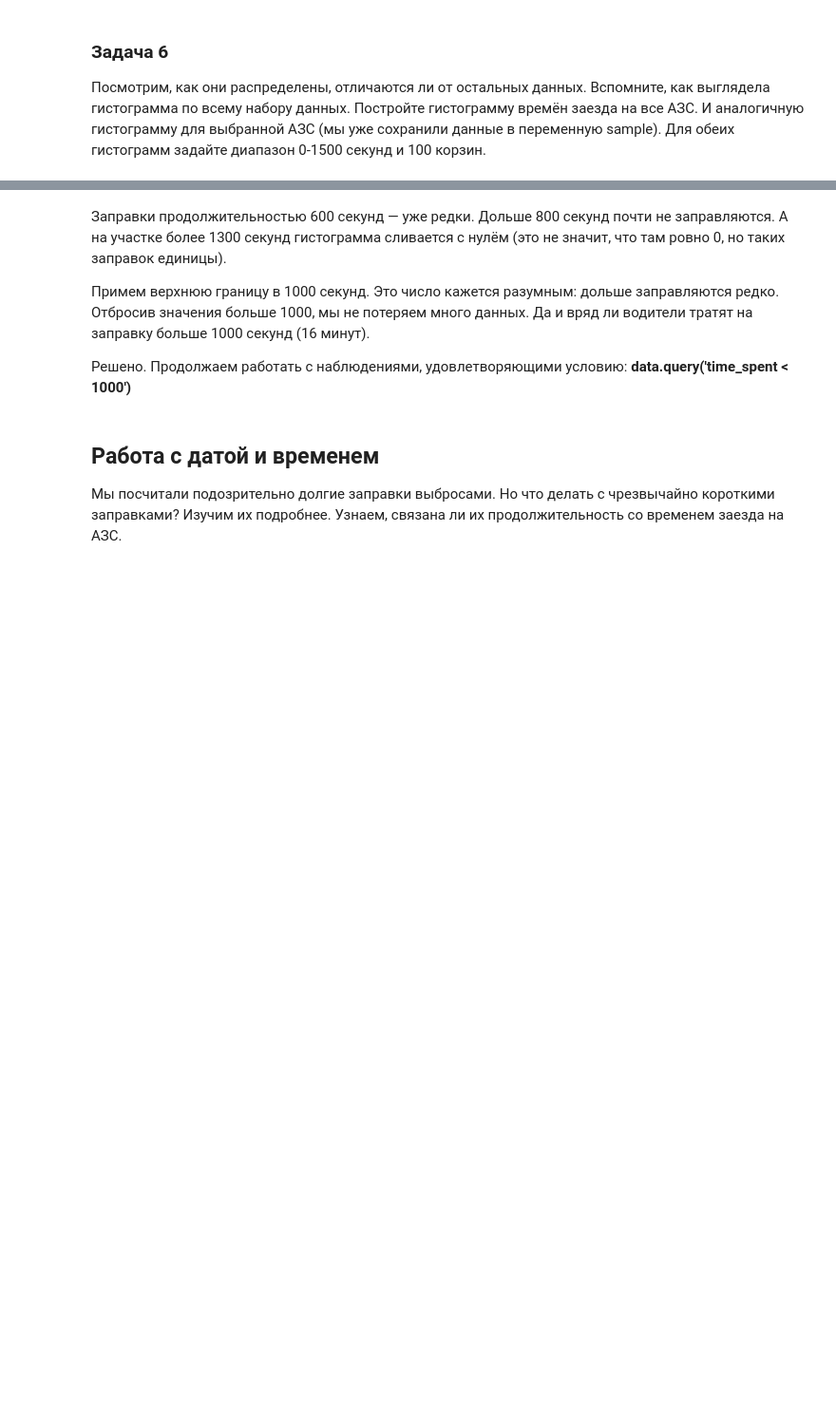
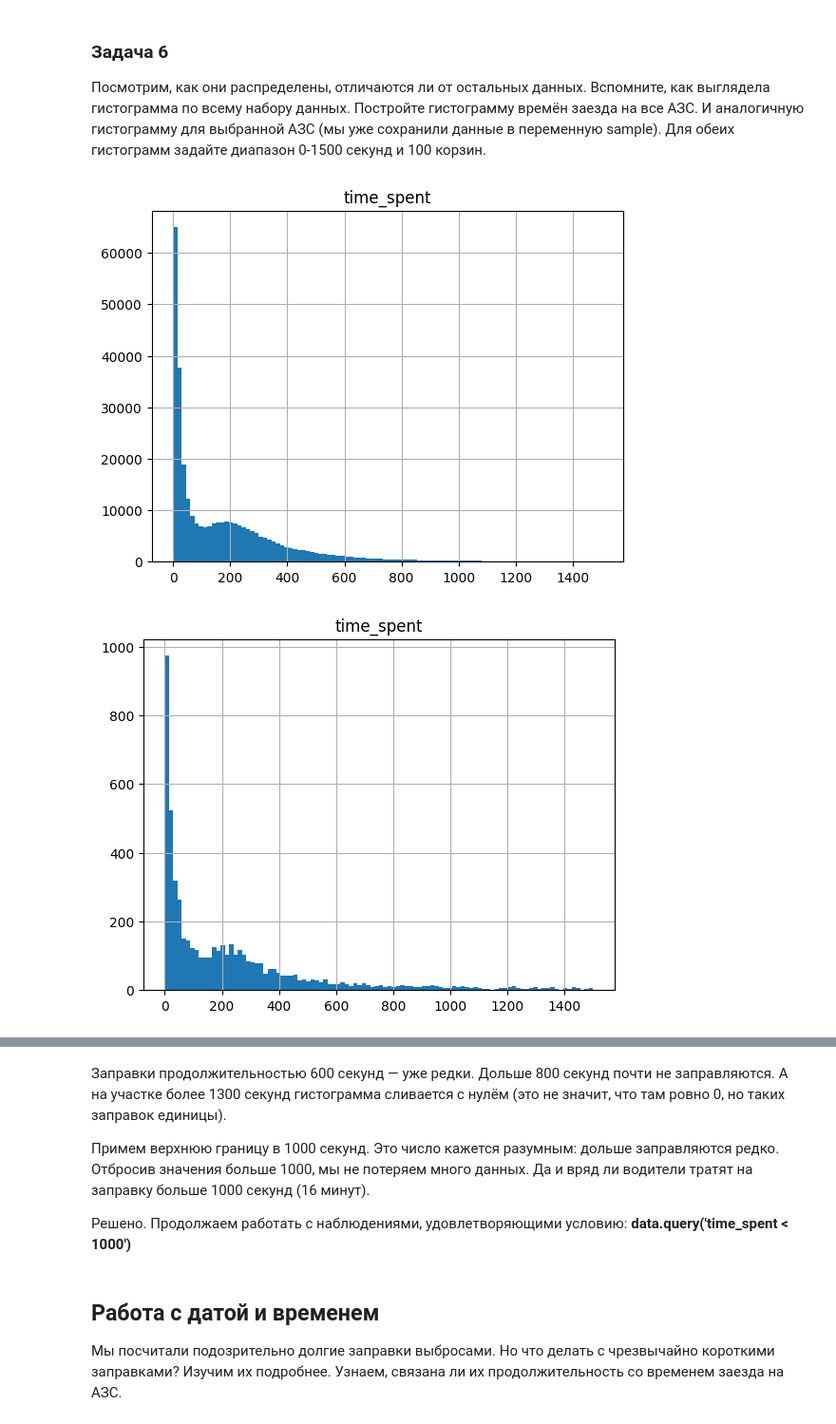
Before and after one commit to RayKoltner/datascience, a Jupyter notebook: Занятие_8_Кувшинов.ipynb, the cells around one changed output, grey strips where cells are left out. Shown at 95% size. Cells and saved outputs as stored; diff of their text form; code cells hidden in the pictures; blank space fills up the shorter version.

```diff
--- a/Занятие_8_Кувшинов.ipynb
+++ b/Занятие_8_Кувшинов.ipynb
@@ -389,3 +421,5 @@ plt.show()
 Сохраните срез данных с id == "3c1e4c52" в переменной sample (англ. «выборка, проба»). Выведите количество заездов на эту АЗС.
 # %%
 #Youre code is here
+sample = data.query('id == "3c1e4c52"')
+print("Количество заездов: ",sample.shape[0])
@@ -398,3 +432,12 @@ plt.show()
+# %%
+#Youre code is here
+data.hist(range=[0, 1500], bins=100)
+plt.show()
+sample.hist(range=[0, 1500], bins=100)
+plt.show()
+# %% [output]
+[figure, added]
+[figure, added]
 # %% [markdown]
 ## «Слишком долгая» заправка — это сколько?
 Нетипично долгие заезды признаем выбросами и отбросим. Почему так можно?
```
Also changed, not shown: parts of 13 cells of this notebook.
